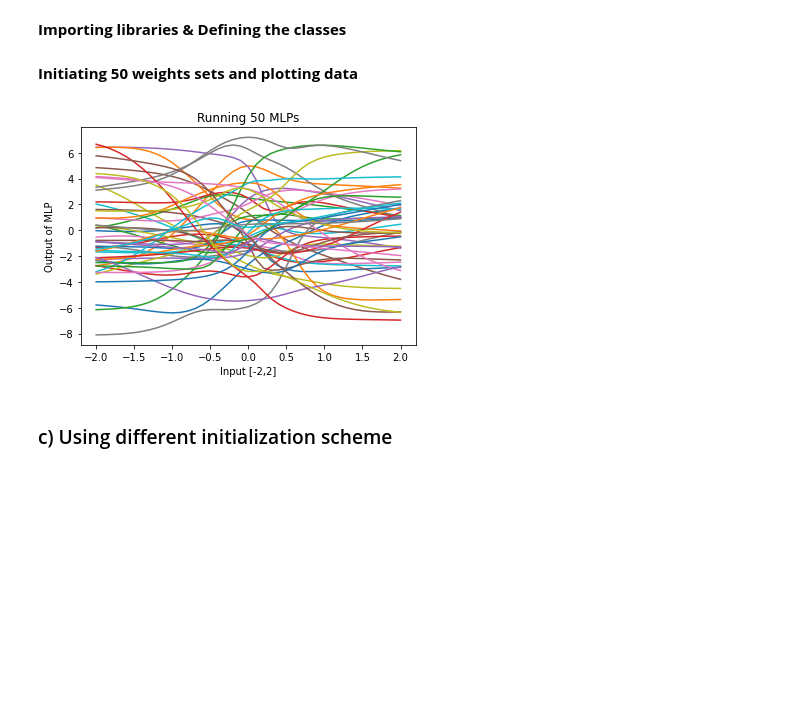
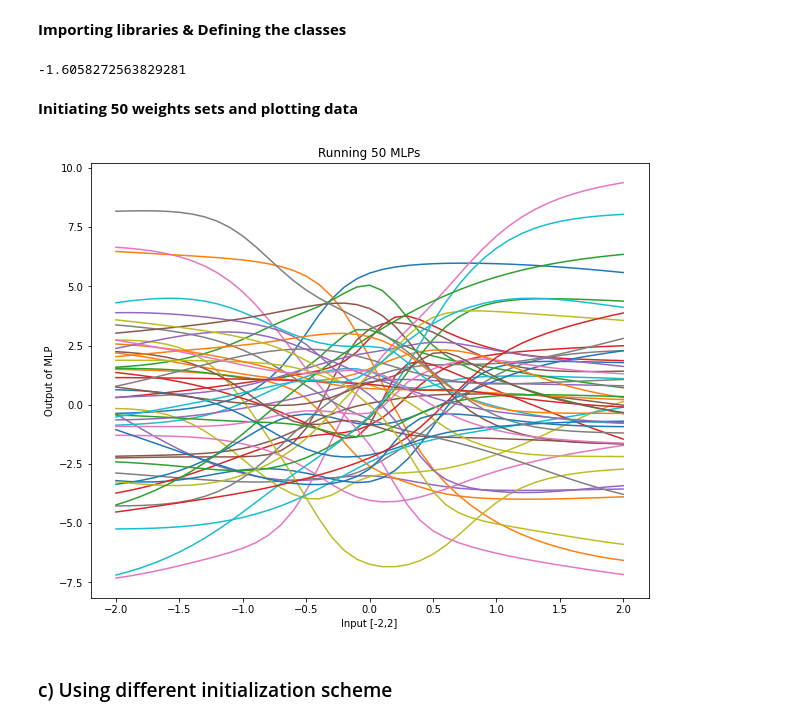
Before and after one commit to ahmedtarek-/MI_2022, a Jupyter notebook: Exercise_03/Exercise_03.ipynb, the cells around one changed output. Cells and saved outputs as stored; diff of their text form; code cells hidden in the pictures; blank space fills up the shorter version.

Commit message:
Fix the mf graph

```diff
--- a/Exercise_03/Exercise_03.ipynb
+++ b/Exercise_03/Exercise_03.ipynb
@@ -9,6 +9,7 @@
 # %%
 import numpy as np
 import matplotlib.pyplot as plt
+from matplotlib.pyplot import figure
 
 class Weights:
     """
@@ -70,12 +71,9 @@ class MLP:
 
         Returns a scalar output.
         """
-        intermediate = []
-        for i in range(self.size):
-            h = (self.weights[0][1][i] * input_data) - self.weights[0][0][i]
-            output = self.weights[1][0][i] * self.transfer_function(h)
-            intermediate.append(output)
-        return np.array(intermediate).sum()
+        h = np.dot(self.weights[0][1], input_data) - self.weights[0][0]
+        output = np.dot(self.weights[1][0], np.tanh(h))
+        return output
 
     def evaluate_multiple(self, multiple_inputs):
         """
@@ -84,30 +82,38 @@ class MLP:
         Returns array of scalar outputs
         """
         return [self.evaluate_output(input_value) for input_value in multiple_inputs]
+
+# Testing the network
+weights = Weights().generate_random()
+MLP(weights).evaluate_output(-2)
+# %% [output]
+-1.6058272563829281
 # %% [markdown]
 **Initiating 50 weights sets and plotting data**
 # %%
 NO_OF_MLPS = 50
 
 def plot_results(inputs, all_results):
+    plt.figure(figsize=(10,8))
+
     for result_set in all_results:
         plt.plot(inputs, result_set)
 
     # Naming the x-axis, y-axis and the whole graph
     plt.xlabel("Input [-2,2]")
     plt.ylabel("Output of MLP")
     plt.title("Running 50 MLPs")
     # plt.legend()
     plt.show()
 
 
 inputs = list(np.arange(-2,2.1, 0.1))
 fifty_weights = [Weights().generate_random() for _ in range(NO_OF_MLPS)]
 all_results = [MLP(weights).evaluate_multiple(inputs) for weights in fifty_weights]
 
 plot_results(inputs, all_results)
 # %% [output]
-[figure, old version]
+[figure, new version]
 # %% [markdown]
 ### c) Using different initialization scheme
 # %%
```
Also changed, not shown: parts of 4 cells of this notebook.
